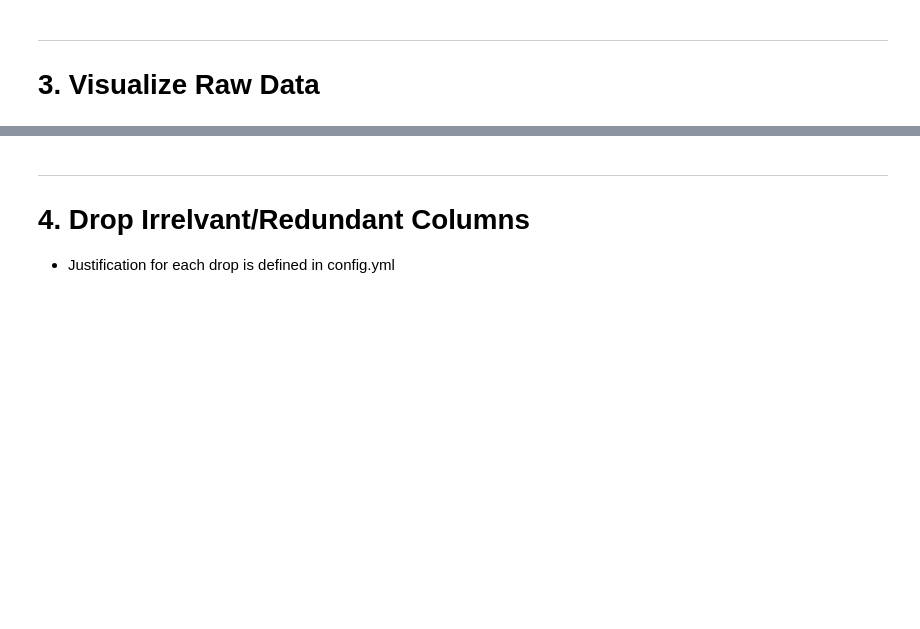
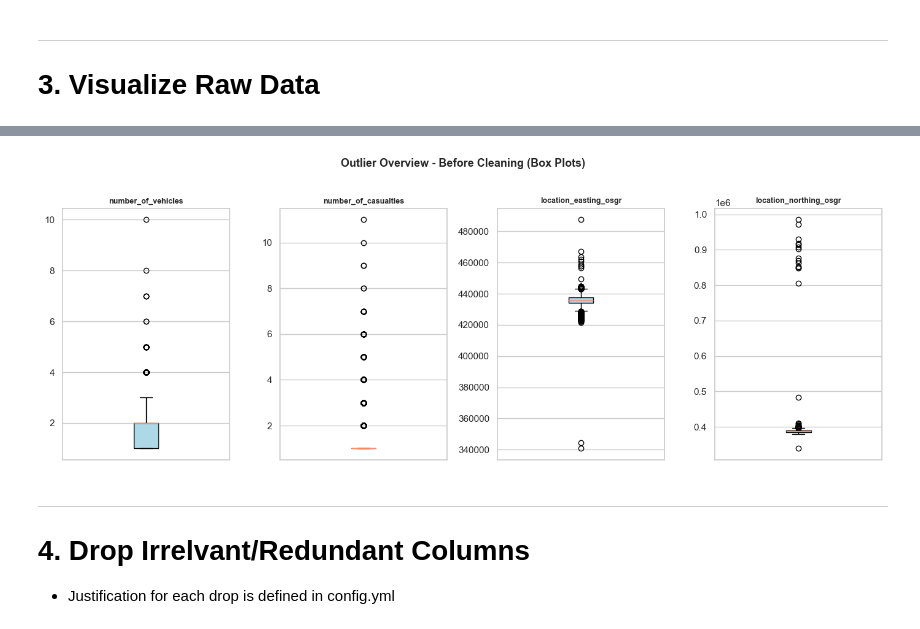
Before and after one commit to Zayeer-S/Sheffield-Road-Collision-Detection-Coursework, a Jupyter notebook: notebooks/01_preprocessing.ipynb, the cells around one changed output, grey strips where cells are left out. Saved outputs shown, nothing was run; the diff lists cells and outputs as text; code cells hidden in the pictures; blank space fills up the shorter version.

```diff
--- a/notebooks/01_preprocessing.ipynb
+++ b/notebooks/01_preprocessing.ipynb
@@ -150,16 +231,18 @@ plt.show()
 # %%
 # Box plot of continuous cols to spot outliers visually
-fig, axes = plt.subplots(1, len(pipeline_cfg['outlier_cols']), figsize=nb_cfg['figsize_wide'])
+fig, axes = plt.subplots(1, len(pipeline_cfg['outlier_cols']), figsize=NB_CONFIG['figsize_wide'])
 
 for ax, col in zip(axes, pipeline_cfg['outlier_cols']):
     ax.boxplot(df_raw[col].dropna(), patch_artist=True,
                boxprops=dict(facecolor='lightblue'))
     ax.set_title(col, fontsize=9, fontweight='bold')
     ax.set_xticks([])
 
 fig.suptitle('Outlier Overview - Before Cleaning (Box Plots)', fontsize=13, fontweight='bold', y=1.02)
 plt.tight_layout()
 plt.show()
+# %% [output]
+[figure, added]
 # %% [markdown]
 ---
 # 4. Drop Irrelvant/Redundant Columns
```
Also changed, not shown: parts of 27 cells of this notebook.
